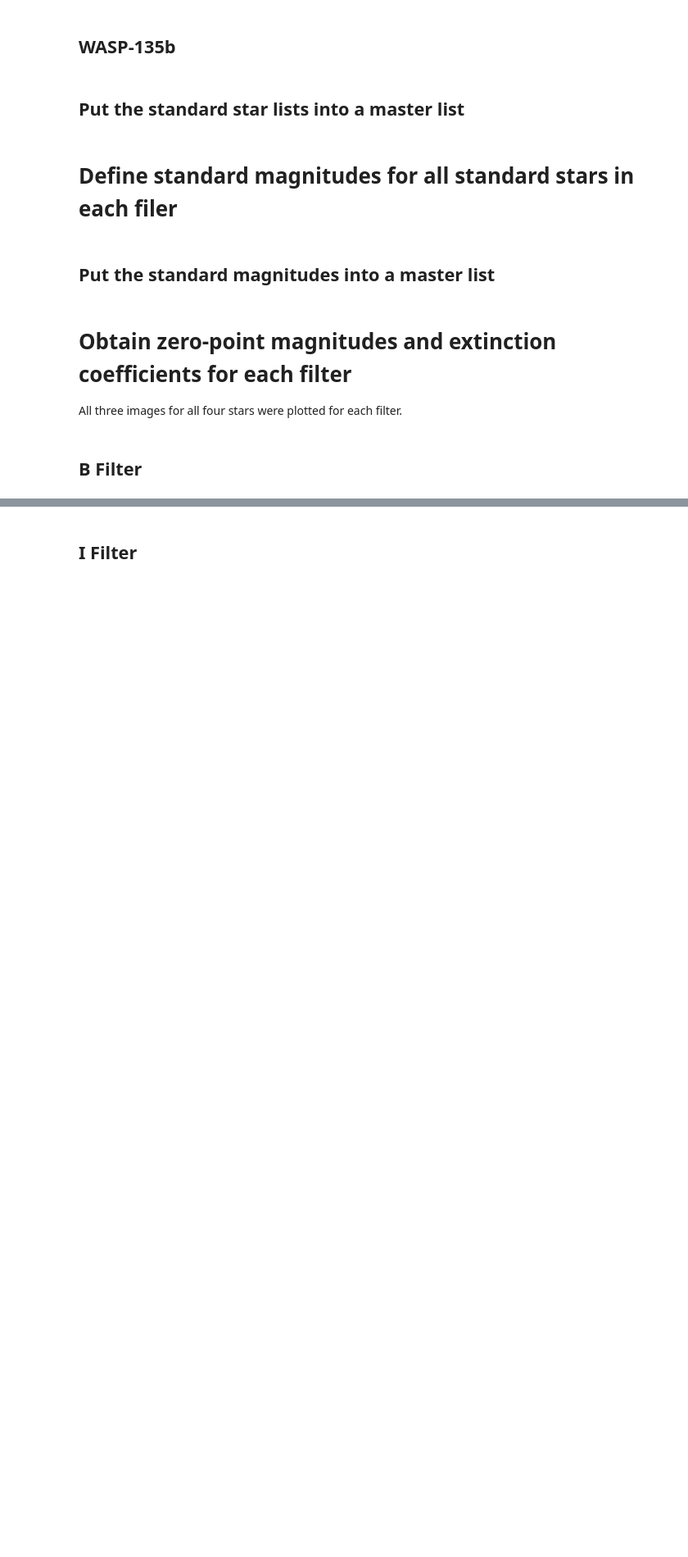
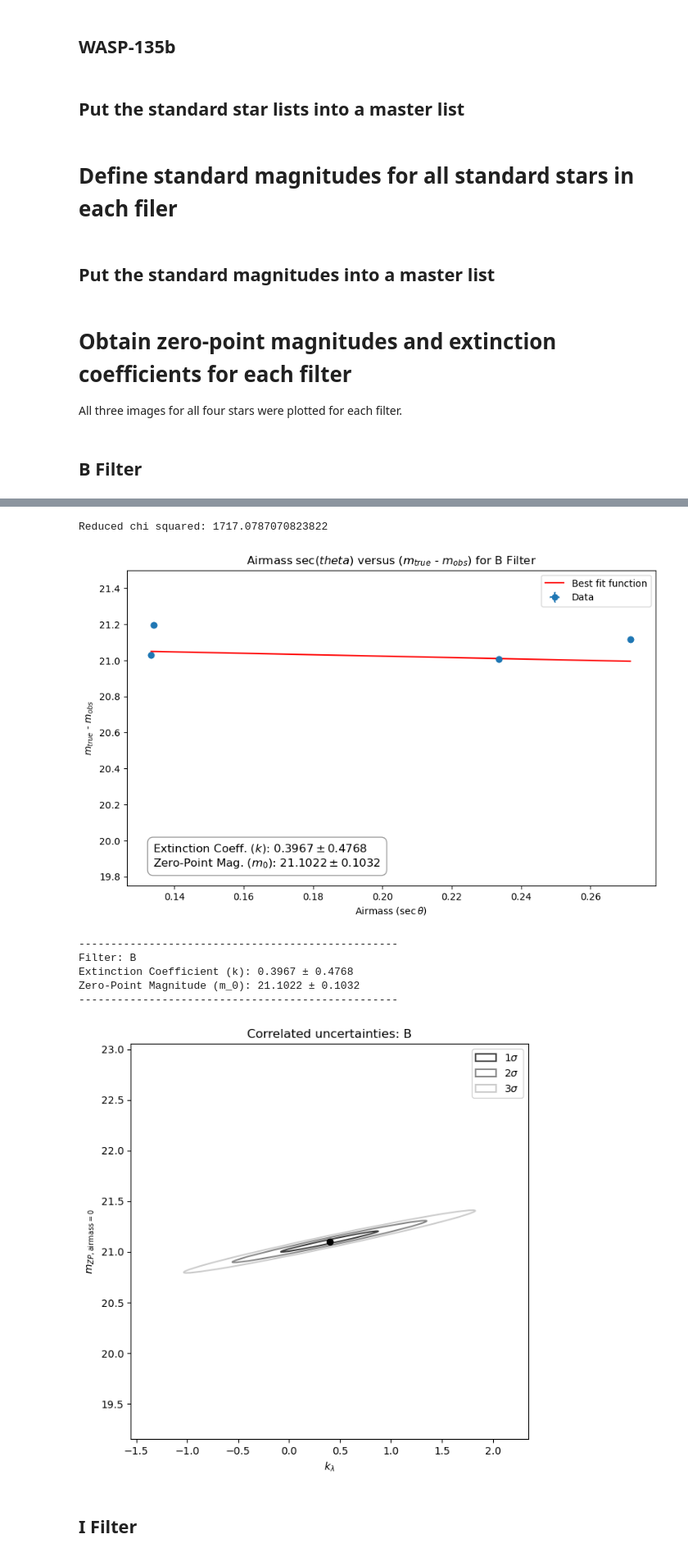
Before and after one commit to siddhantpujni/exoplanets_TGP, a Jupyter notebook: standard_stars.ipynb, the cells around one changed output, grey strips where cells are left out. Shown at 82% size. Saved outputs shown, nothing was run; the diff lists cells and outputs as text; code cells hidden in the pictures; blank space fills up the shorter version.

```diff
--- a/standard_stars.ipynb
+++ b/standard_stars.ipynb
@@ -1180,3 +1221,18 @@ Zero-Point Magnitude (m_0): 21.1376 ± 0.1697
+# %%
+# set same_axis_scale=False for a zoomed in plot
+# set yerr_best_fit=True to plot the best fit line using errors
+k_B, k_B_err, m_zpt_B, m_zpt_B_err = perform_extinction_correction(mags_B, airmasses_B_corrected, ins_mags_err_B, airmasses_err_B,
+                                                                   'B', print_text = True, same_axis_scale = True, yerr_best_fit = True,
+                                                                  abs_sigma = False)
+# %% [output]
+Reduced chi squared: 1717.0787070823822
+[figure, added]
+--------------------------------------------------
+Filter: B
+Extinction Coefficient (k): 0.3967 ± 0.4768
+Zero-Point Magnitude (m_0): 21.1022 ± 0.1032
+--------------------------------------------------
+[figure, added]
 # %% [markdown]
 ## I Filter
 # %%
```
Also changed, not shown: parts of 16 cells of this notebook.
